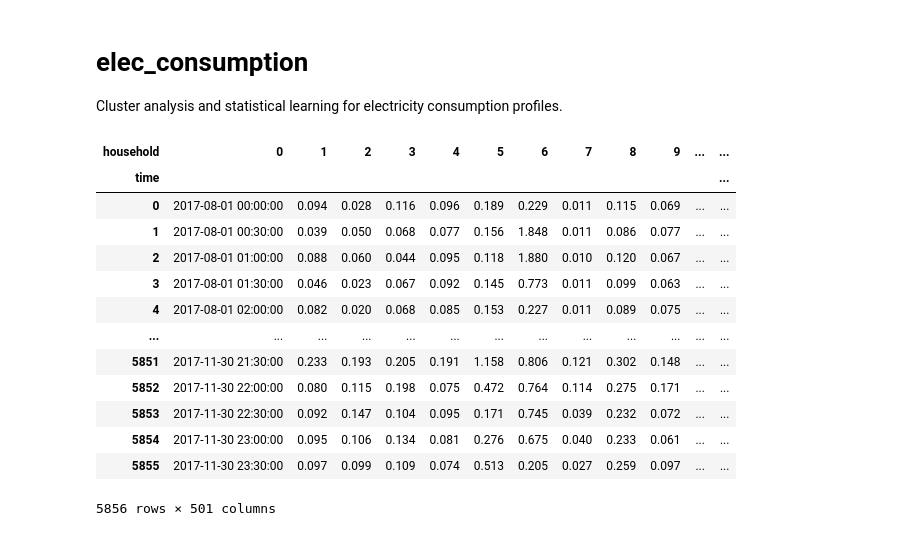
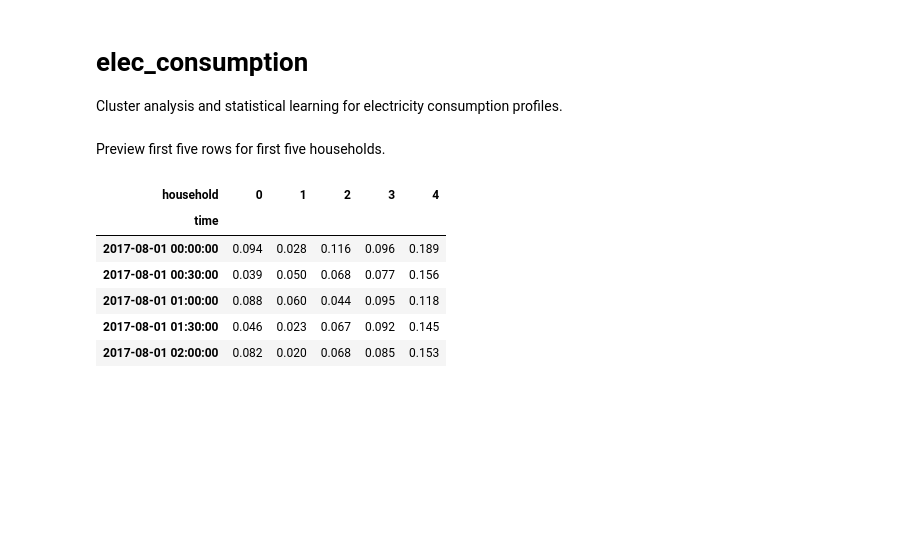
Before and after one commit to edxu96/elec_consumption, a Jupyter notebook: 00_core.ipynb, the cells around one changed output. Cells and saved outputs as stored; diff of their text form; code cells hidden in the pictures; blank space fills up the shorter version.

```diff
--- a/00_core.ipynb
+++ b/00_core.ipynb
@@ -18,18 +23,14 @@ df.columns.name = 'household'
 df.index.name = 'time'
-# %%
-df
-# %% [output]
-| household | 0 | 1 | 2 | 3 | 4 | 5 | 6 | 7 | 8 | 9 | ... | ... |
-| time |  |  |  |  |  |  |  |  |  |  |  | ... |
-| 0 | 2017-08-01 00:00:00 | 0.094 | 0.028 | 0.116 | 0.096 | 0.189 | 0.229 | 0.011 | 0.115 | 0.069 | ... | ... |
-| 1 | 2017-08-01 00:30:00 | 0.039 | 0.050 | 0.068 | 0.077 | 0.156 | 1.848 | 0.011 | 0.086 | 0.077 | ... | ... |
-| 2 | 2017-08-01 01:00:00 | 0.088 | 0.060 | 0.044 | 0.095 | 0.118 | 1.880 | 0.010 | 0.120 | 0.067 | ... | ... |
-| 3 | 2017-08-01 01:30:00 | 0.046 | 0.023 | 0.067 | 0.092 | 0.145 | 0.773 | 0.011 | 0.099 | 0.063 | ... | ... |
-| 4 | 2017-08-01 02:00:00 | 0.082 | 0.020 | 0.068 | 0.085 | 0.153 | 0.227 | 0.011 | 0.089 | 0.075 | ... | ... |
-| ... | ... | ... | ... | ... | ... | ... | ... | ... | ... | ... | ... | ... |
-| 5851 | 2017-11-30 21:30:00 | 0.233 | 0.193 | 0.205 | 0.191 | 1.158 | 0.806 | 0.121 | 0.302 | 0.148 | ... | ... |
-| 5852 | 2017-11-30 22:00:00 | 0.080 | 0.115 | 0.198 | 0.075 | 0.472 | 0.764 | 0.114 | 0.275 | 0.171 | ... | ... |
-| 5853 | 2017-11-30 22:30:00 | 0.092 | 0.147 | 0.104 | 0.095 | 0.171 | 0.745 | 0.039 | 0.232 | 0.072 | ... | ... |
-| 5854 | 2017-11-30 23:00:00 | 0.095 | 0.106 | 0.134 | 0.081 | 0.276 | 0.675 | 0.040 | 0.233 | 0.061 | ... | ... |
-| 5855 | 2017-11-30 23:30:00 | 0.097 | 0.099 | 0.109 | 0.074 | 0.513 | 0.205 | 0.027 | 0.259 | 0.097 | ... | ... |
-5856 rows × 501 columns
+# %% [markdown]
+Preview first five rows for first five households.
+# %%
+#hide
+df.iloc[:5, :5]
+# %% [output]
+| household | 0 | 1 | 2 | 3 | 4 |
+| time |  |  |  |  |  |
+| 2017-08-01 00:00:00 | 0.094 | 0.028 | 0.116 | 0.096 | 0.189 |
+| 2017-08-01 00:30:00 | 0.039 | 0.050 | 0.068 | 0.077 | 0.156 |
+| 2017-08-01 01:00:00 | 0.088 | 0.060 | 0.044 | 0.095 | 0.118 |
+| 2017-08-01 01:30:00 | 0.046 | 0.023 | 0.067 | 0.092 | 0.145 |
+| 2017-08-01 02:00:00 | 0.082 | 0.020 | 0.068 | 0.085 | 0.153 |
```
Also changed, not shown: parts of 5 cells of this notebook, 1 other file.
